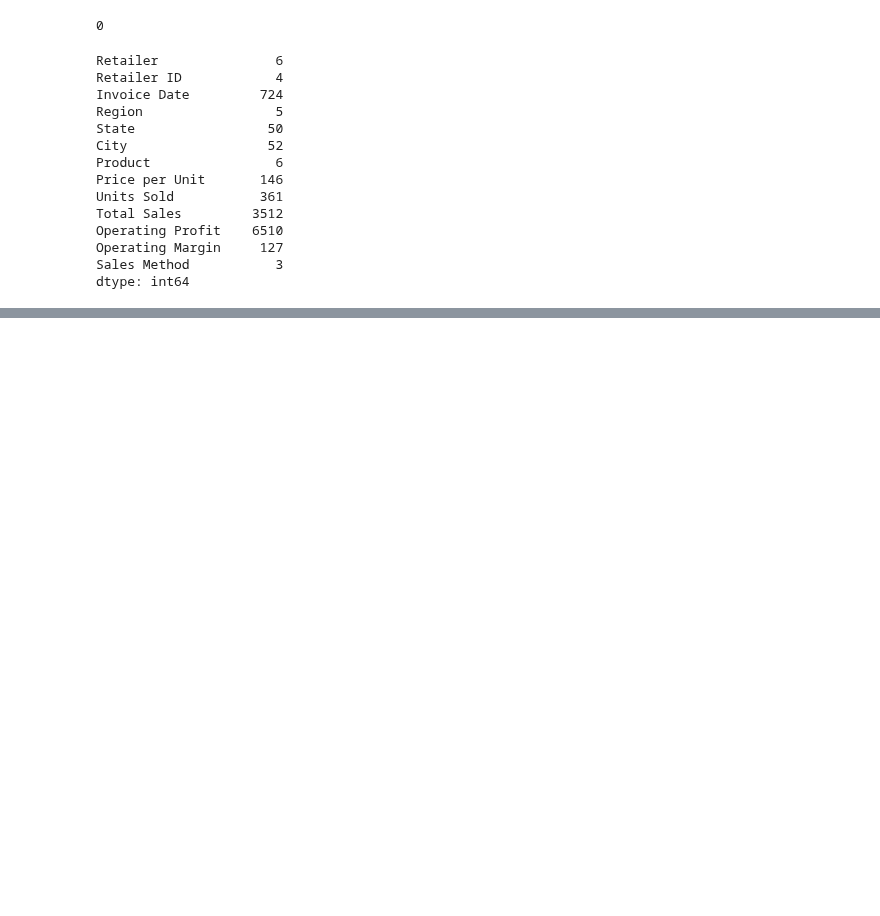
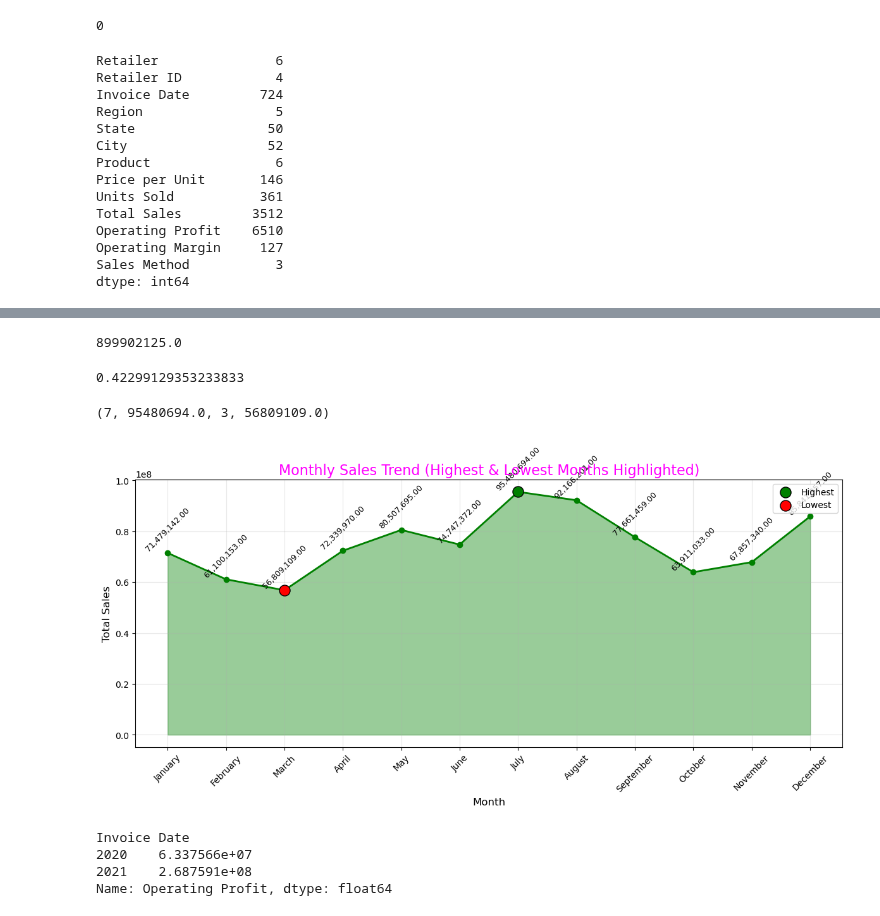
Before and after one commit to Lenmbugua/Analytics-Practice-Datasets, a Jupyter notebook: Adidas US sales Dataset.ipynb, the cells around one changed output, grey strips where cells are left out. Cells and saved outputs as stored; diff of their text form; code cells hidden in the pictures; blank space fills up the shorter version.

```diff
--- a/Adidas US sales Dataset.ipynb
+++ b/Adidas US sales Dataset.ipynb
@@ -95,0 +103,65 @@ dtype: int64
+# %%
+# Total sales Revenue
+df['Total Sales'].sum()
+# %% [output]
+899902125.0
+# %%
+#Average operating margin
+df['Operating Margin'].mean()
+# %% [output]
+0.42299129353233833
+# %%
+#Monthly sales trend (highest & Lowest Months)
+monthly_sales = df.groupby(df['Invoice Date'].dt.month)['Total Sales'].sum()
+monthly_sales.idxmax(), monthly_sales.max(), monthly_sales.idxmin(), monthly_sales.min()
+# %% [output]
+(7, 95480694.0, 3, 56809109.0)
+# %%
+import matplotlib.pyplot as plt
+import calendar
+
+# --- 1. Aggregate total sales by month ---
+monthly_sales = df.groupby(df['Invoice Date'].dt.month)['Total Sales'].sum()
+
+# --- 2. Prepare month names ---
+month_names = [calendar.month_name[m] for m in monthly_sales.index]
+
+# --- 3. Create the Area chart with markers ---
+plt.figure(figsize=(12, 6))
+plt.fill_between(month_names, monthly_sales.values, alpha=0.4, color='green')       # area shading
+plt.plot(month_names, monthly_sales.values, marker='o', linewidth=2, color='green') # line with markers
+
+# --- 4. Annotate each point with its sales value (2 decimals) ---
+for x, y in zip(month_names, monthly_sales.values):
+    plt.text(x, y, f"{y:,.2f}",   # <-- now rounded to 2 decimal places
+             ha='center', va='bottom', fontsize=9, rotation=45)
+
+# --- 5. Add titles & labels ---
+plt.title('Monthly Sales Trend (Highest & Lowest Months Highlighted)', fontsize=16, color='magenta')
+plt.xlabel('Month', fontsize=12)
+plt.ylabel('Total Sales', fontsize=12)
+plt.xticks(rotation=45)
+
+# --- 6. Highlight highest & lowest months ---
+highest_month = monthly_sales.idxmax()
+lowest_month = monthly_sales.idxmin()
+
+plt.scatter(calendar.month_name[highest_month], monthly_sales.max(),
+            color='green', s=150, edgecolor='black', zorder=5, label='Highest')
+plt.scatter(calendar.month_name[lowest_month], monthly_sales.min(),
+            color='red', s=150, edgecolor='black', zorder=5, label='Lowest')
+
+plt.legend()
+plt.grid(alpha=0.3)
+plt.tight_layout()
+plt.show()
+# %% [output]
+[figure, added]
+# %%
+#Total operating profit by year
+df.groupby(df['Invoice Date'].dt.year)['Operating Profit'].sum()
+# %% [output]
+Invoice Date
+2020    6.337566e+07
+2021    2.687591e+08
+Name: Operating Profit, dtype: float64
```
Also changed, not shown: parts of 4 cells of this notebook.
